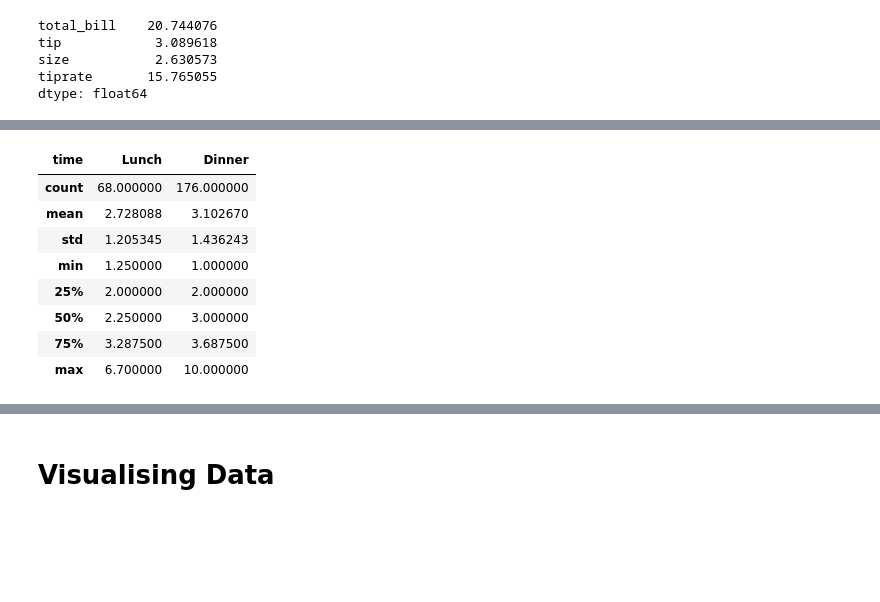
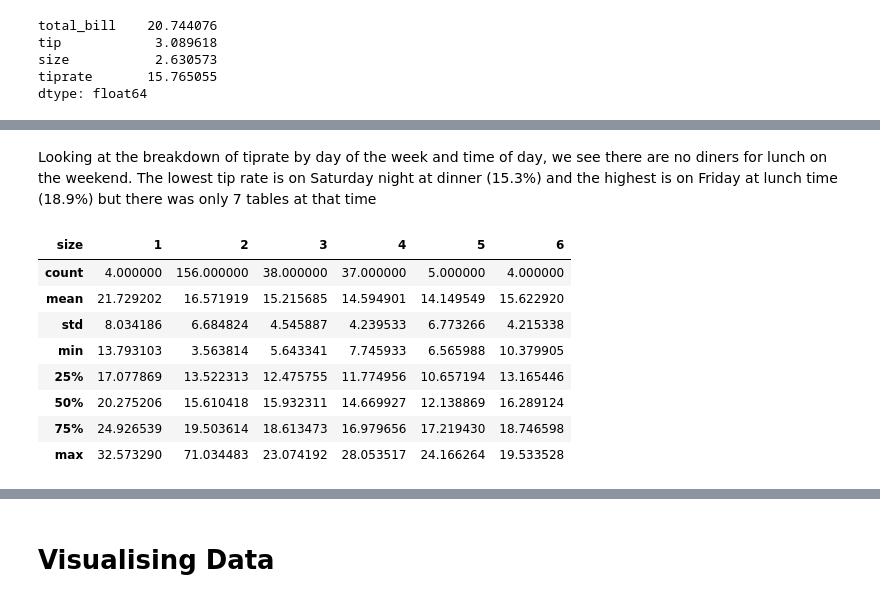
Before and after one commit to zoecahill1/fundamentals-project, a Jupyter notebook: tips-dataset.ipynb, the cells around one changed output, grey strips where cells are left out. Drawn from its saved outputs; the diff is of its cells as text; code cells hidden in the pictures; blank space fills up the shorter version.

```diff
--- a/tips-dataset.ipynb
+++ b/tips-dataset.ipynb
@@ -214,12 +245,14 @@ tips.pivot(columns='day', values='tip').describe()
+# %% [markdown]
+Looking at the breakdown of tiprate by day of the week and time of day, we see there are no diners for lunch on the weekend. The lowest tip rate is on Saturday night at dinner (15.3\%) and the highest is on Friday at lunch time (18.9\%) but there was only 7 tables at that time
 # %%
-tips.pivot(columns='time', values='tip').describe()
+tips.pivot(columns='size', values='tiprate').describe()
 # %% [output]
-| time | Lunch | Dinner |
-| count | 68.000000 | 176.000000 |
-| mean | 2.728088 | 3.102670 |
-| std | 1.205345 | 1.436243 |
-| min | 1.250000 | 1.000000 |
-| 25% | 2.000000 | 2.000000 |
-| 50% | 2.250000 | 3.000000 |
-| 75% | 3.287500 | 3.687500 |
-| max | 6.700000 | 10.000000 |
+| size | 1 | 2 | 3 | 4 | 5 | 6 |
+| count | 4.000000 | 156.000000 | 38.000000 | 37.000000 | 5.000000 | 4.000000 |
+| mean | 21.729202 | 16.571919 | 15.215685 | 14.594901 | 14.149549 | 15.622920 |
+| std | 8.034186 | 6.684824 | 4.545887 | 4.239533 | 6.773266 | 4.215338 |
+| min | 13.793103 | 3.563814 | 5.643341 | 7.745933 | 6.565988 | 10.379905 |
+| 25% | 17.077869 | 13.522313 | 12.475755 | 11.774956 | 10.657194 | 13.165446 |
+| 50% | 20.275206 | 15.610418 | 15.932311 | 14.669927 | 12.138869 | 16.289124 |
+| 75% | 24.926539 | 19.503614 | 18.613473 | 16.979656 | 17.219430 | 18.746598 |
+| max | 32.573290 | 71.034483 | 23.074192 | 28.053517 | 24.166264 | 19.533528 |
```
Also changed, not shown: parts of 37 cells of this notebook.
